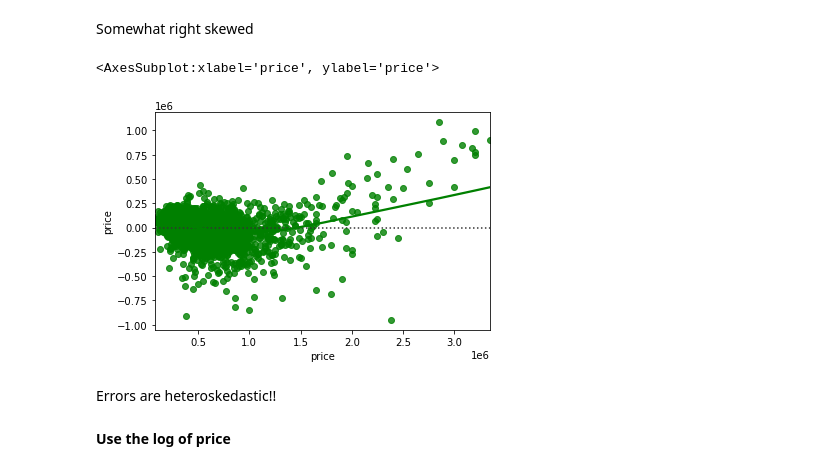
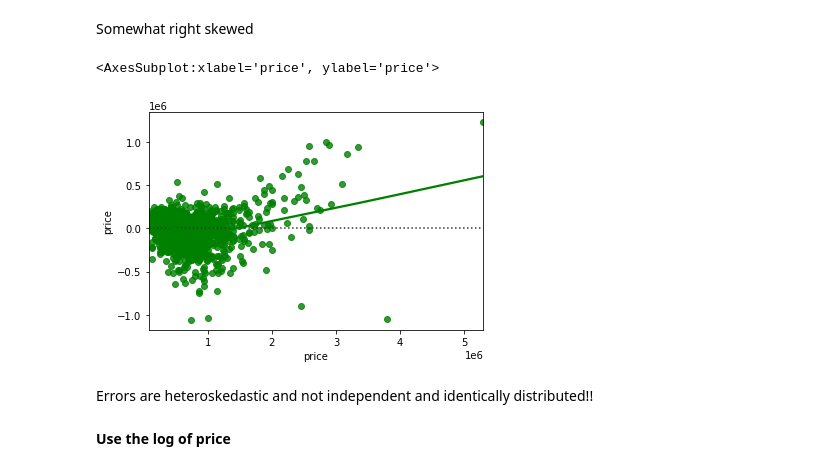
Before and after one commit to jasonarikupurathu/ds-east-042621-lectures, a Jupyter notebook: Phase_2/Phase2_project/Kings_County_Housing_Version_2.ipynb, the cells around one changed output. Saved outputs shown, nothing was run; the diff lists cells and outputs as text; code cells hidden in the pictures.

```diff
--- a/Phase_2/Phase2_project/Kings_County_Housing_Version_2.ipynb
+++ b/Phase_2/Phase2_project/Kings_County_Housing_Version_2.ipynb
@@ -1127,9 +1083,9 @@ R^2:  0.8056135919874496
 # %% [markdown]
 **Create Train/Test Split**
 # %%
-X_train, X_test, y_train, y_test = train_test_split(df_features,
-                                                    target,
-                                                    random_state = 1,
-                                                    test_size = .2)
+X_train1, X_test1, y_train1, y_test1 = train_test_split(df_features,
+                                                        target,
+                                                        random_state = 1,
+                                                        test_size = .2)
 # %%
 import numpy as np
@@ -1177,0 +1101,3 @@ array([ 291314.02055346, 1106406.122079  ,  476415.24581852, ...,
+# %%
+lr1 = LinearRegression()
+lr1.fit(X_train1, y_train1)
@@ -1192 +1116,3 @@ Score:  0.7956639053960982
+# %%
+y_test_pred1 = lr1.predict(X_test1)
 # %%
@@ -1216,0 +1131,3 @@ plt.hist(residuals)
+# %%
+residuals1 = (y_test1 - y_test_pred1)
+plt.hist(residuals1, bins=30);
@@ -1217,11 +1136,11 @@ plt.hist(residuals)
 # %% [markdown]
 Somewhat right skewed
 # %%
-sns.residplot(y_test, residuals, lowess=True, color='g')
+sns.residplot(y_test1, residuals1, lowess=True, color='g')
 # %% [output]
 <AxesSubplot:xlabel='price', ylabel='price'>
-[figure, old version]
+[figure, new version]
 # %% [markdown]
-Errors are heteroskedastic!!
+Errors are heteroskedastic and not independent and identically distributed!!
 # %% [markdown]
 **Use the log of price**
```
Also changed, not shown: parts of 130 cells of this notebook, 6 other files.
